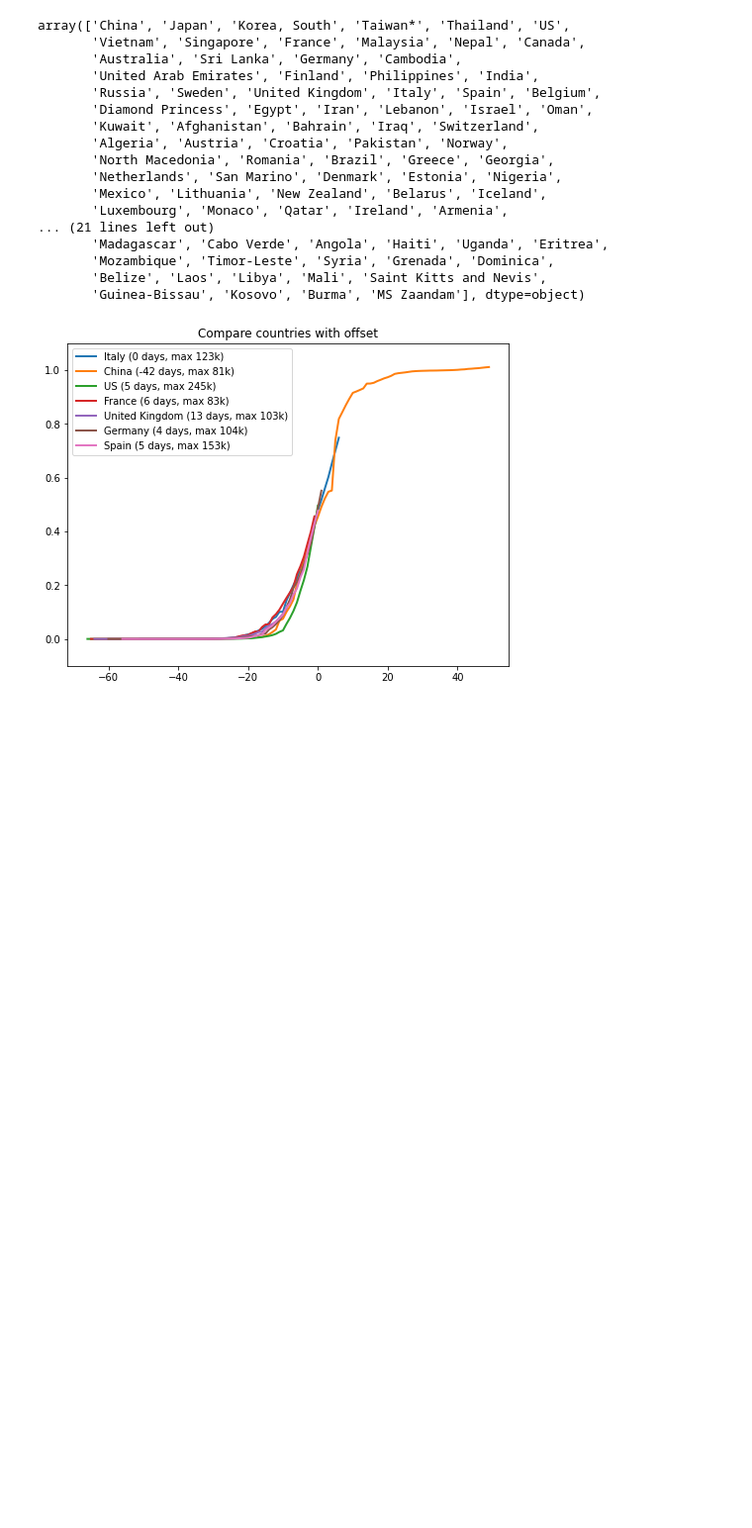
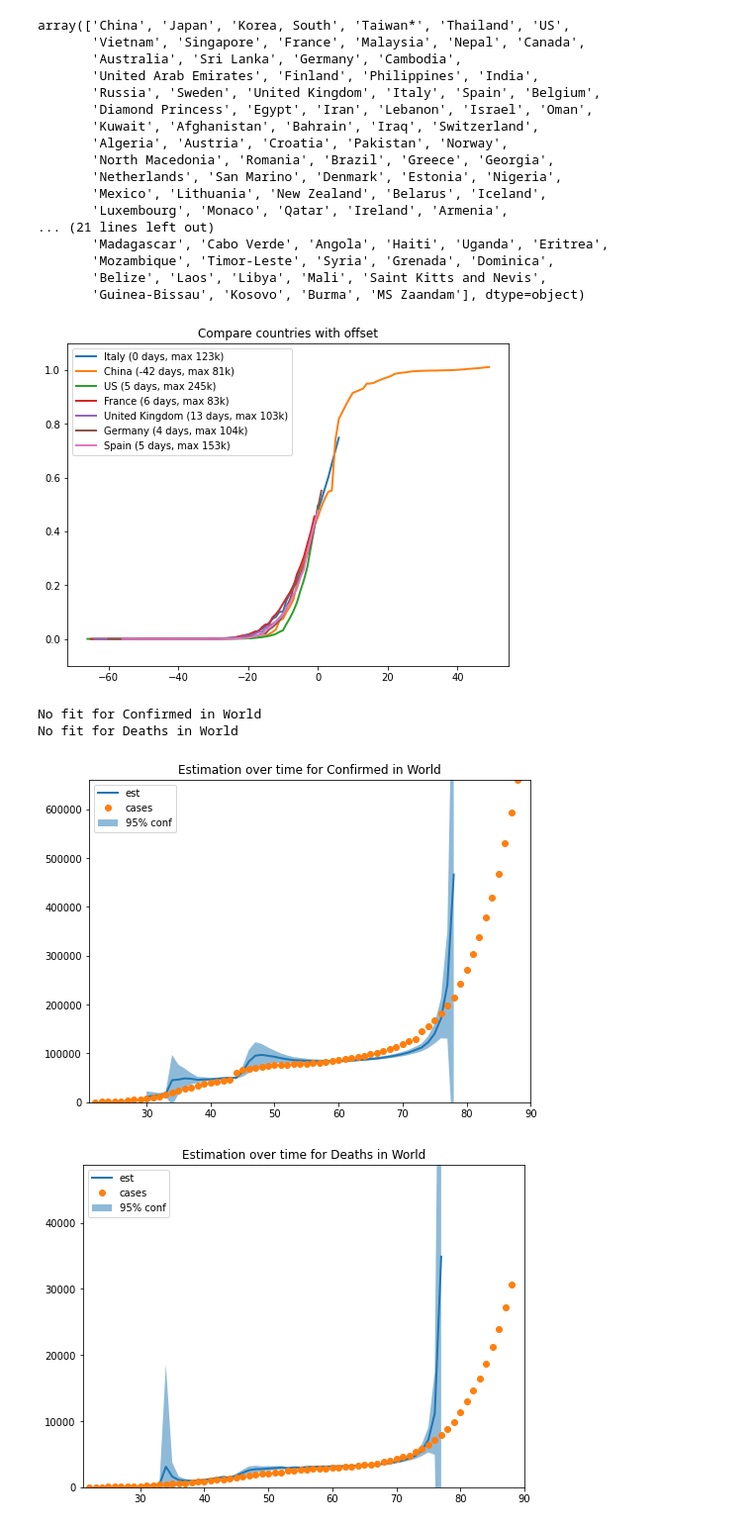
Before and after one commit to fmossott/COVID19-US, a Jupyter notebook: pyscript/curveFit.ipynb, the cells around one changed output. Shown at 99% size. Drawn from its saved outputs; the diff is of its cells as text; code cells hidden in the pictures; blank space fills up the shorter version.

```diff
--- a/pyscript/curveFit.ipynb
+++ b/pyscript/curveFit.ipynb
@@ -35,8 +36,11 @@ def sigmoid(x, x0, yM, xf):
 def startP0(x,y):
     return [(x.max()+x.min())/2, y.max(), 1]
 # %%
-def regionData(country, metric='Confirmed'):
-    cdata = ts[(ts['Country/Region']==country)]
+def regionData(region, metric='Confirmed'):
+    if region!=None:
+        cdata = ts[(ts['Country/Region']==region)]
+    else:
+        cdata = tsAll
     x = cdata.day.values
     y = cdata[metric].values
     return x,y
@@ -59,9 +63,12 @@ estimate('Italy')
 (array([8.25900386e+01, 1.23623411e+05, 1.90611677e-01]),
  array([1.91770288e-01, 1.99050774e+03, 2.52254653e-03]))
 # %%
-def fitPlot(region, metric='Confirmed'):
+def fitPlot(region, name=None, metric='Confirmed'):
     try:
         x,y=regionData(region, metric)
+
+        if name==None:
+            name=str(region)
 
         p0 = startP0(x,y)
         popt, pcov = curve_fit(sigmoid, x, y, p0=p0)
@@ -74,7 +81,7 @@ def fitPlot(region, metric='Confirmed'):
 
         plt.figure(1, figsize=(8, 6))
         plt.clf()
-        plt.title('Sigmoid fit for '+metric+' in '+region)
+        plt.title('Sigmoid fit for '+metric+' in '+name)
 
         plt.plot(x_reg, y_reg, linewidth=3.0, label='fit')
         plt.fill_between(x_reg, y_low, y_high, alpha=0.5, label='95% conf')
@@ -83,9 +90,12 @@ def fitPlot(region, metric='Confirmed'):
         plt.legend(loc='upper left')
         plt.show()
     except:
-        print('No fit for '+metric+' in '+region)
+        print('No fit for '+metric+' in '+name)
 # %%
-def estPlot(region, metric='Confirmed'):
+def estPlot(region, name=None, metric='Confirmed'):
+    if name==None:
+        name=str(region)
+
     yMFit = pd.DataFrame()
 
     x,y=regionData(region, metric)
@@ -107,7 +117,7 @@ def estPlot(region, metric='Confirmed'):
 
     plt.figure(1, figsize=(8, 6))
     plt.clf()
-    plt.title('Estimation over time for '+metric+' in '+region)
+    plt.title('Estimation over time for '+metric+' in '+name)
 
     plt.plot(yMFit.d, yMFit.est, linewidth=2.0, label='est')
     yLow=yMFit.est-yMFit.error*2
@@ -121,11 +131,11 @@ def estPlot(region, metric='Confirmed'):
 
     plt.show()
 # %%
-def allPlots(region):
-    fitPlot(region)
-    fitPlot(region,'Deaths')
-    estPlot(region)
-    estPlot(region,'Deaths')
+def allPlots(region, name=None):
+    fitPlot(region,name)
+    fitPlot(region,name,'Deaths')
+    estPlot(region,name)
+    estPlot(region,name,'Deaths')
 # %%
 cRef,cRefErr = estimate('Italy')
 # %%
@@ -210,3 +220,10 @@ array(['China', 'Japan', 'Korea, South', 'Taiwan*', 'Thailand', 'US',
 plotRegions(['Italy','China','US','France','United Kingdom','Germany','Spain'])
 # %% [output]
 [figure]
+# %%
+allPlots(None,'World')
+# %% [output]
+No fit for Confirmed in World
+No fit for Deaths in World
+[figure, added]
+[figure, added]
```
Also changed, not shown: parts of 1 cell of this notebook.
